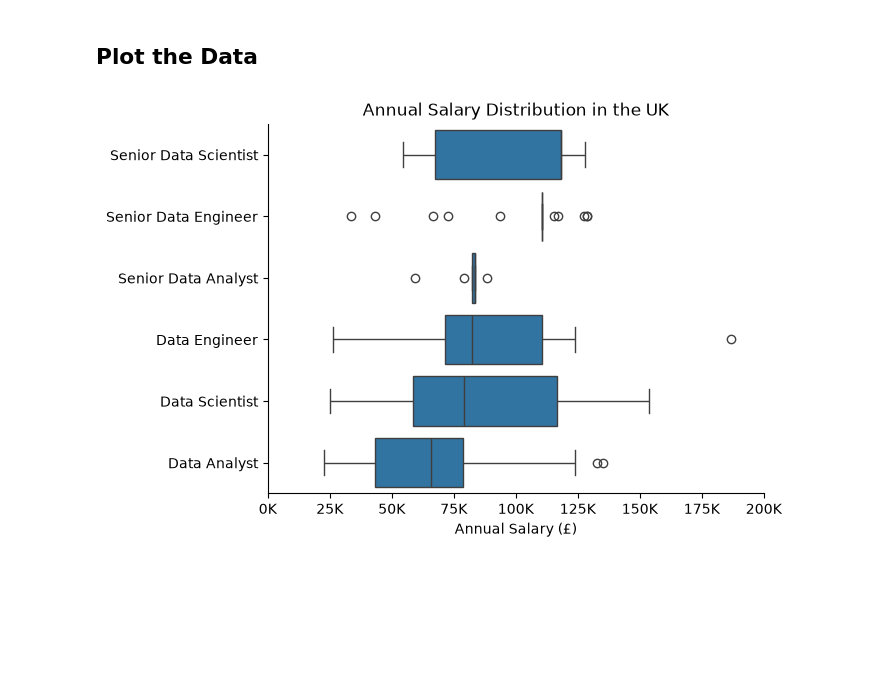
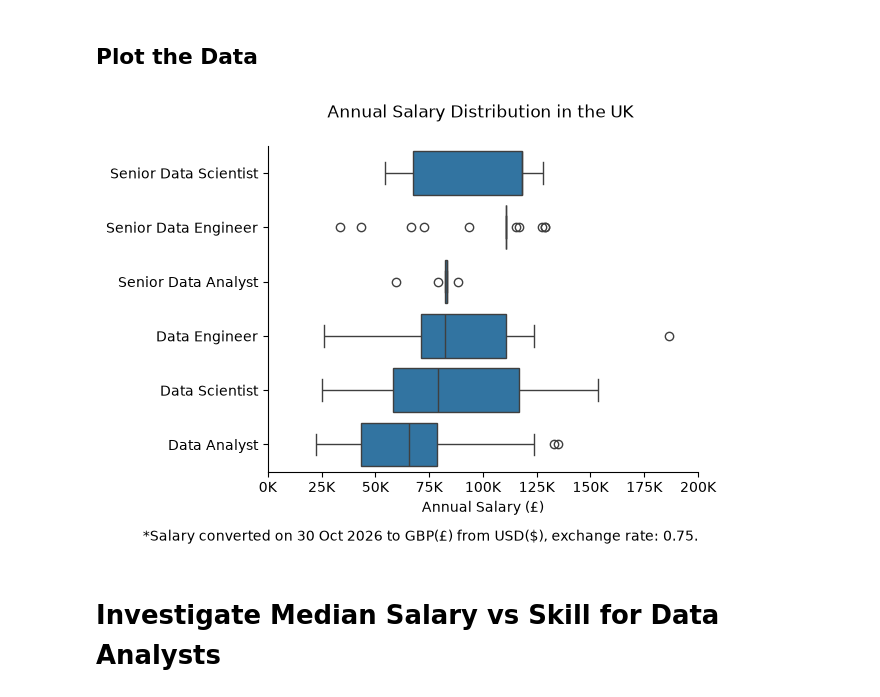
Before and after one commit to TSZUoE/Python_Course, a Jupyter notebook: Python_Course/3_Project/4_Salary_Analysts.ipynb, the cells around one changed output. Drawn from its saved outputs; the diff is of its cells as text; code cells hidden in the pictures; blank space fills up the shorter version.

Commit message:
Added salary analysis and updated readme

```diff
--- a/Python_Course/3_Project/4_Salary_Analysts.ipynb
+++ b/Python_Course/3_Project/4_Salary_Analysts.ipynb
@@ -27,3 +27,7 @@ df['job_skills'] = df['job_skills'].apply(lambda x: ast.literal_eval(x) if pd.no
 
 #Focus on UK jobs and remove rows with no annual salary data
 df_uk = df[(df['job_country'] == 'United Kingdom')].dropna(subset='salary_year_avg').copy()
+
+#Convert from USD to GBP
+df_uk['salary_year_gbp'] = (df_uk['salary_year_avg']*0.75)
+df_uk.head(3)
@@ -47,7 +56,3 @@ df_top_jobs.head(3)
 | 1107 | Data Scientist | Data Scientist, Customer AI Engin... | London, UK | via Ai-Jobs.net | Full-time | False | ... |
 | 2602 | Data Analyst | Admin & Data Analyst | United Kingdom | via Ai-Jobs.net | Full-time | False | ... |
 | 9778 | Senior Data Analyst | Workday HCM Senior Data Analyst (... | London, UK | via Ai-Jobs.net | Contractor | False | ... |
-# %%
-#Convert from USD to GBP
-df_top_jobs['salary_year_gbp'] = (df_top_jobs['salary_year_avg']*0.75)
-df_top_jobs.head(3)
@@ -62,18 +73,27 @@ job_list = df_top_jobs.groupby('job_title_short')['salary_year_gbp'].median().so
 # %% [markdown]
 ## Plot the Data
 # %%
+
+
 #Plot with Seaborn
 sns.boxplot(data=df_top_jobs,
             x = 'salary_year_gbp',
             y = 'job_title_short',
             order=job_list) #order the roles by their median salary
 sns.despine()
-plt.title('Annual Salary Distribution in the UK')
+plt.title('Annual Salary Distribution in the UK \n')
+plt.annotate('*Salary converted on 30 Oct 2026 to GBP(£) from USD($), exchange rate: 0.75.', xy = (1,-0.2), xycoords='axes fraction', ha='right', va='center', fontsize=10)
 plt.xlabel('Annual Salary (£)')
 plt.ylabel('')
 ax = plt.gca()
 ax.xaxis.set_major_formatter(plt.FuncFormatter(lambda x, _: f'{int(x/1000):,}K')) #format the xaxis
 plt.xlim(0,200_000) #filter out some outliers and focus more on the majority of data
+
+plt.tight_layout()
+
+plt.savefig('Figures/Salary_Analysis.png', bbox_inches='tight')
 plt.show()
 # %% [output]
-[figure, old version]
+[figure, new version]
+# %% [markdown]
+# Investigate Median Salary vs Skill for Data Analysts
```
Also changed, not shown: parts of 8 cells of this notebook, 3 other files.
